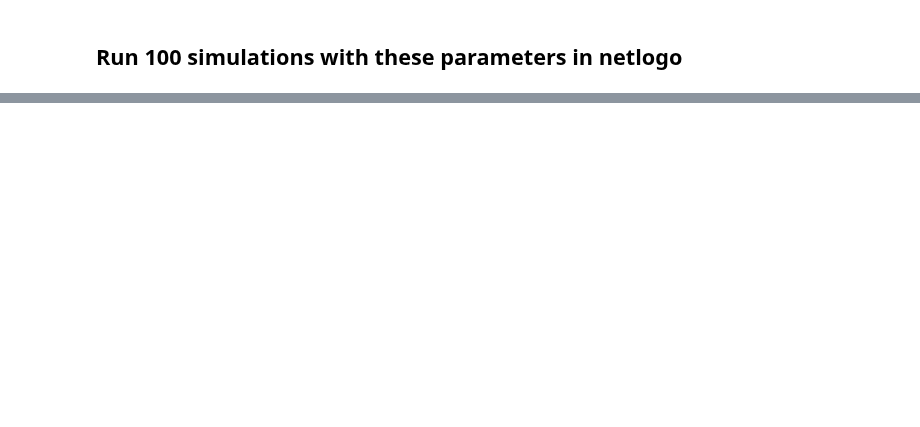
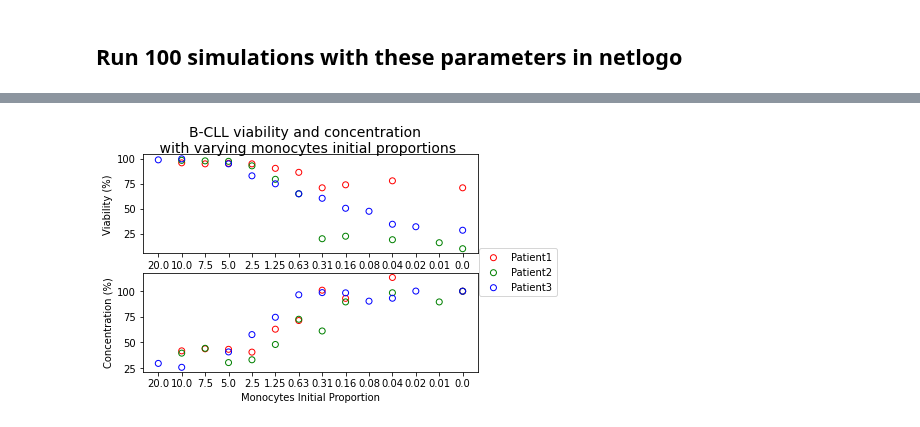
Before and after one commit to Ninouchkaia/ABM, a Jupyter notebook: ABM_figures.ipynb, the cells around one changed output, grey strips where cells are left out. Cells and saved outputs as stored; diff of their text form; code cells hidden in the pictures; blank space fills up the shorter version.

```diff
--- a/ABM_figures.ipynb
+++ b/ABM_figures.ipynb
@@ -431,0 +510,28 @@ plt.show()
+# %%
+predicted_via = np.genfromtxt("prediction-exp (1).tsv", delimiter='\t', names=True)
+predicted_conc = np.genfromtxt("prediction-conc-exp.tsv", delimiter='\t', names=True)
+
+# print([str(x) for x in predicted_via['mono']])
+
+fig, axs = plt.subplots(2,1)
+fig.suptitle('B-CLL viability and concentration\n with varying monocytes initial proportions', fontsize=14)
+
+plt.xticks(range(len([str(x) for x in predicted_via['mono']])), [str(x) for x in predicted_via['mono']])
+
+axs[0].scatter ([str(x) for x in predicted_via['mono']], predicted_via['Patient1'], facecolors ='none', edgecolors='r')
+axs[0].scatter ([str(x) for x in predicted_via['mono']], predicted_via['Patient2'], facecolors ='none', edgecolors='g')
+axs[0].scatter ([str(x) for x in predicted_via['mono']], predicted_via['Patient3'], facecolors ='none', edgecolors='b')
+axs[0].set_xlabel('Monocytes Initial Proportion')
+axs[0].set_ylabel('Viability (%)')
+
+axs[1].scatter ([str(x) for x in predicted_conc['mono']], predicted_conc['Patient1'], facecolors ='none', edgecolors='r')
+axs[1].scatter ([str(x) for x in predicted_conc['mono']], predicted_conc['Patient2'], facecolors ='none', edgecolors='g')
+axs[1].scatter ([str(x) for x in predicted_conc['mono']], predicted_conc['Patient3'], facecolors ='none', edgecolors='b')
+axs[1].set_xlabel('Monocytes Initial Proportion')
+axs[1].set_ylabel('Concentration (%)')
+
+axs[1].legend(['Patient1','Patient2','Patient3'], loc='upper right', bbox_to_anchor=(1.25,1.3))
+
+plt.show()
+# %% [output]
+[figure, added]
```
Also changed, not shown: parts of 18 cells of this notebook.
